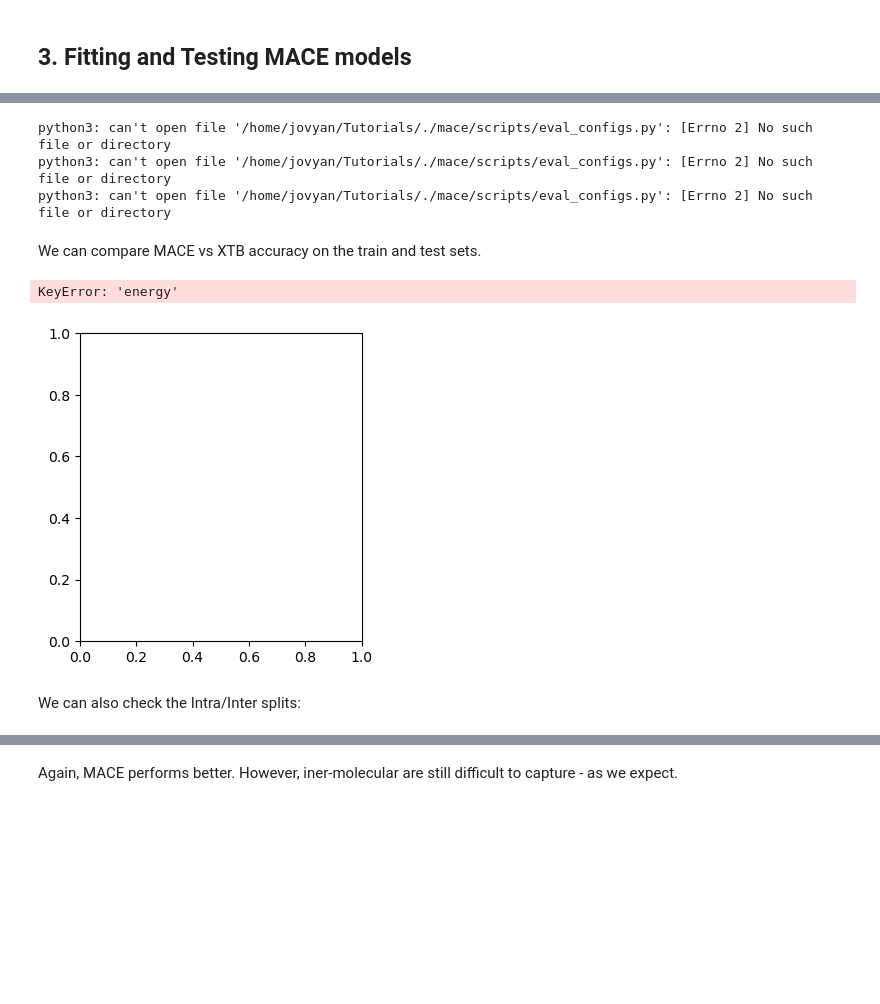
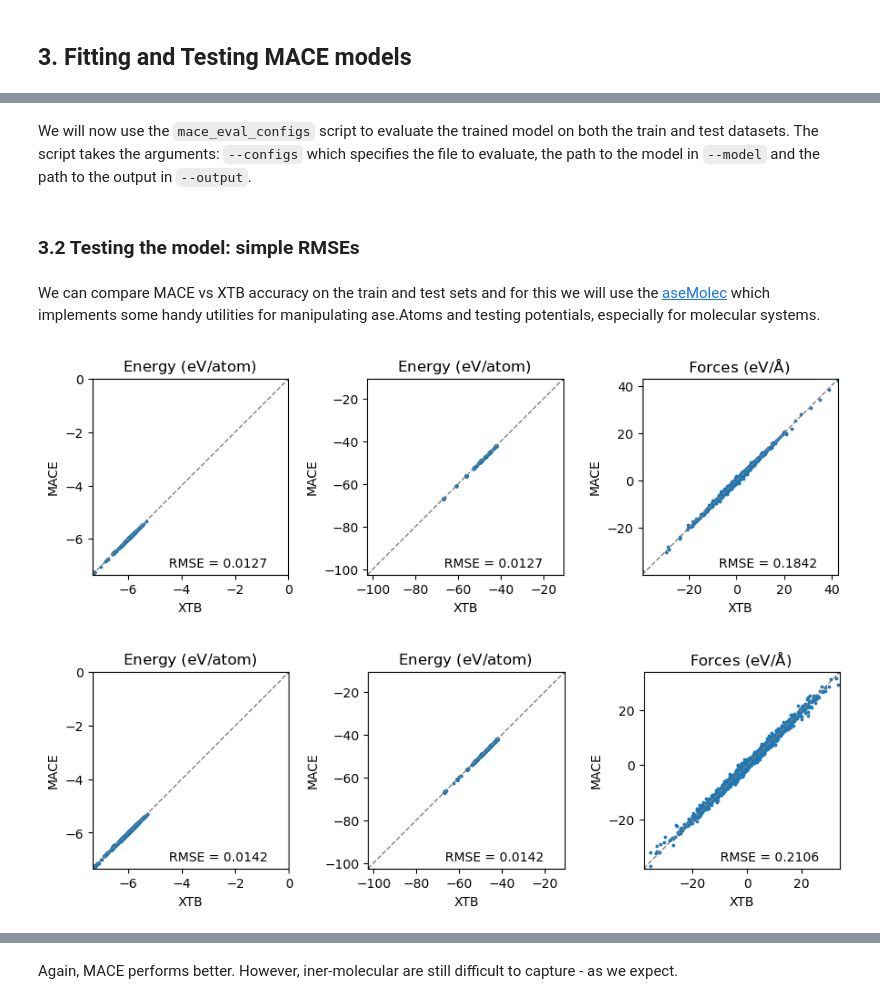
Before and after one commit to imagdau/Tutorials, a Jupyter notebook: T01-MACE-Practice-I.ipynb, the cells around one changed output, grey strips where cells are left out. Drawn from its saved outputs; the diff is of its cells as text; code cells hidden in the pictures; blank space fills up the shorter version.

```diff
--- a/T01-MACE-Practice-I.ipynb
+++ b/T01-MACE-Practice-I.ipynb
@@ -394,28 +394,4 @@ We will now evaluate the trained model on the test datasets. For this, we can us
-# %%
-#evaluate the train set
-!python3 ./mace/scripts/eval_configs.py \
-    --configs="data/solvent_mace_train.xyz" \
-    --model="model_swa.model" \
-    --output="maceTests/solvent_train.xyz" \
-    --default_dtype="float32" \
-    --info_prefix=""
-
-#evaluate the test set
-!python3 ./mace/scripts/eval_configs.py \
-    --configs="data/solvent_mace_test.xyz" \
-    --model="model_swa.model" \
-    --output="maceTests/solvent_test.xyz" \
-    --default_dtype="float32" \
-    --info_prefix=""
-
-#evaluate the volume scan
-!python3 ./mace/scripts/eval_configs.py \
-    --configs="data/volumeScan.xyz" \
-    --model="model_swa.model" \
-    --output="maceTests/volumeScan.xyz" \
-    --default_dtype="float32" \
-    --info_prefix=""
-# %% [output]
-python3: can't open file '/home/jovyan/Tutorials/./mace/scripts/eval_configs.py': [Errno 2] No such file or directory
-python3: can't open file '/home/jovyan/Tutorials/./mace/scripts/eval_configs.py': [Errno 2] No such file or directory
-python3: can't open file '/home/jovyan/Tutorials/./mace/scripts/eval_configs.py': [Errno 2] No such file or directory
+# %% [markdown]
+We will now use the `mace_eval_configs` script to evaluate the trained model on both the train and test datasets. The script takes the arguments: `--configs` which specifies the file to evaluate, the path to the model in `--model` and the path to the output in `--output`.
+# %% [markdown]
+### 3.2 Testing the model: simple RMSEs
@@ -422,28 +415,37 @@ python3: can't open file '/home/jovyan/Tutorials/./mace/scripts/eval_configs.py'
 # %% [markdown]
-We can compare MACE vs XTB accuracy on the train and test sets.
+We can compare MACE vs XTB accuracy on the train and test sets and for this we will use the [aseMolec](git@github.com:imagdau/aseMolec.git) which implements some handy utilities for manipulating ase.Atoms and testing potentials, especially for molecular systems.
 # %%
 from aseMolec import pltProps as pp
 from ase.io import read
 import matplotlib.pyplot as plt
 from aseMolec import extAtoms as ea
 import numpy as np
 
-def plot_RMSEs(db1, db2, labs):
-    plt.figure(figsize=(8,4), dpi=100)
-    plt.subplot(1,2,1)
-    pp.plot_prop(ea.get_prop(db1, 'info', 'energy', True).flatten(), \
-                 ea.get_prop(db2, 'info', 'energy', True).flatten(), \
-                 title=r'Energy $(\rm eV/atom)$ ', labs=labs, rel=True)
-    plt.subplot(1,2,2)
-    pp.plot_prop(np.concatenate(ea.get_prop(db1, 'arrays', 'forces')).flatten(), \
-                 np.concatenate(ea.get_prop(db2, 'arrays', 'forces')).flatten(), \
-                 title=r'Forces $\rm (eV/\AA)$ ', labs=labs, rel=True)
+def plot_RMSEs(db, labs):
+    ea.rename_prop_tag(db, 'MACE_energy', 'energy_mace') #Backward compatibility
+    ea.rename_prop_tag(db, 'MACE_forces', 'forces_mace') #Backward compatibility
+
+    plt.figure(figsize=(9,6), dpi=100)
+    plt.subplot(1,3,1)
+    pp.plot_prop(ea.get_prop(db, 'bind', '_xtb', True).flatten(), \
+                 ea.get_prop(db, 'bind', '_mace', True).flatten(), \
+                 title=r'Energy $(\rm eV/atom)$ ', labs=labs, rel=False)
+    plt.subplot(1,3,2)
+    pp.plot_prop(ea.get_prop(db, 'info', 'energy_xtb', True).flatten(), \
+                 ea.get_prop(db, 'info', 'energy_mace', True).flatten(), \
+                 title=r'Energy $(\rm eV/atom)$ ', labs=labs, rel=False)
+    plt.subplot(1,3,3)
+    pp.plot_prop(np.concatenate(ea.get_prop(db, 'arrays', 'forces_xtb')).flatten(), \
+                 np.concatenate(ea.get_prop(db, 'arrays', 'forces_mace')).flatten(), \
+                 title=r'Forces $\rm (eV/\AA)$ ', labs=labs, rel=False)
     plt.tight_layout()
     return
 
-plot_RMSEs(read('data/solvent_mace_test.xyz', ':'), read('maceTests/solvent_test.xyz', ':'), labs=['XTB', 'MACE'])
+train_data = read('tests/mace01/solvent_train.xyz', ':')
+test_data = train_data[:3]+read('tests/mace01/solvent_test.xyz', ':') #append the E0s for computing atomization energy errors
+
+plot_RMSEs(train_data, labs=['XTB', 'MACE'])
+plot_RMSEs(test_data, labs=['XTB', 'MACE'])
 # %% [output]
-KeyError: 'energy'
-[figure, old version]
+[figure, new version]
+[figure, added]
-# %% [markdown]
-We can also check the Intra/Inter splits:
```
Also changed, not shown: parts of 8 cells of this notebook, 21 other files.
